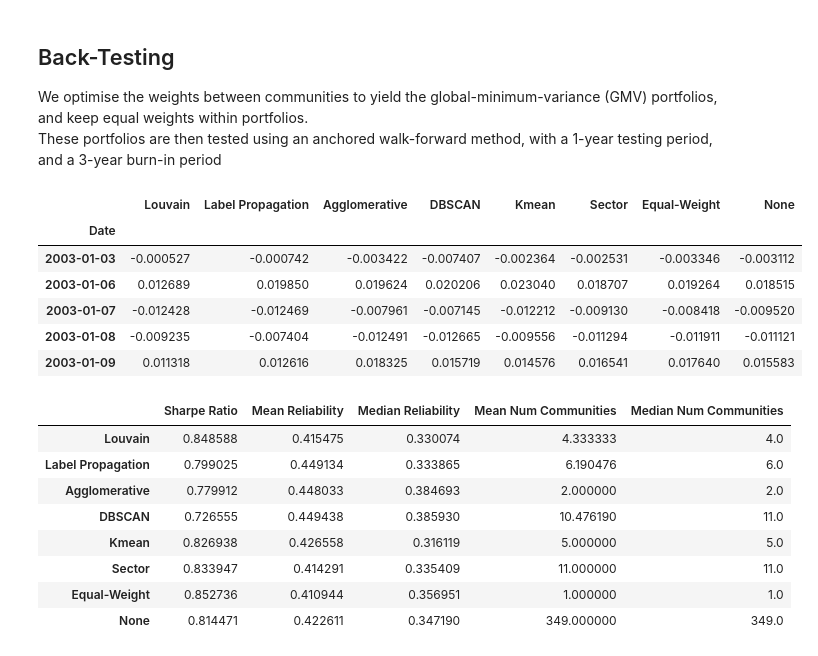
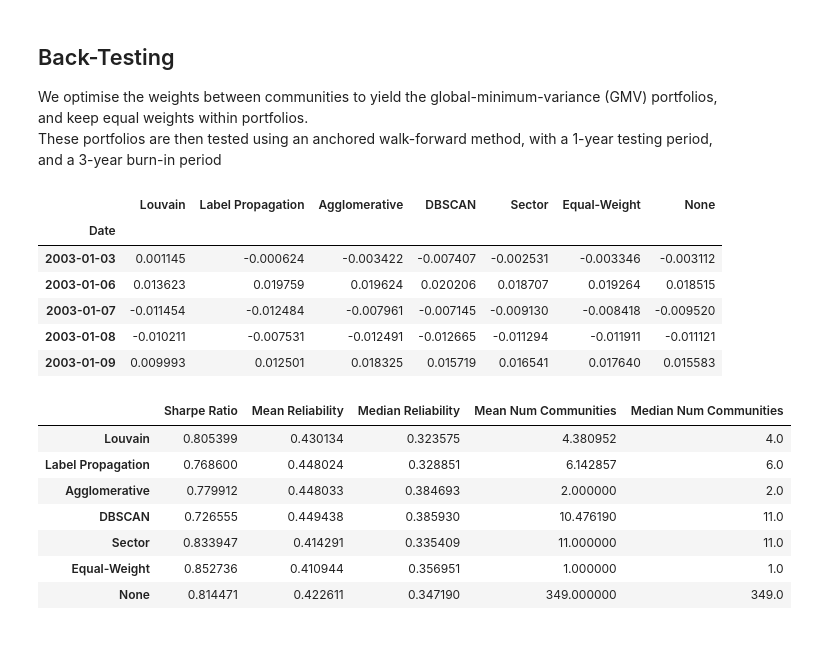
Before and after one commit to BillyLjm/Mesoscopic-Community-Portfolio-Optimisation, a Jupyter notebook: mesoscopic_community_portfolio.ipynb, the cells around one changed output. Drawn from its saved outputs; the diff is of its cells as text; code cells hidden in the pictures.

```diff
--- a/mesoscopic_community_portfolio.ipynb
+++ b/mesoscopic_community_portfolio.ipynb
@@ -120,7 +120,7 @@ plt.show()
 Applying the various algorithms to cluster the stocks together based on the mescoscopic correlation matrix
 # %%
 # find communities & plot GICS sector composition
-for algo in ('Louvain', 'Label Propagation', 'Agglomerative', 'DBSCAN', 'Kmean'):
+for algo in ('Louvain', 'Label Propagation', 'Agglomerative', 'DBSCAN'):
     # discover community
     portfolio.community_detection(algo)
     df = pd.DataFrame({'community': portfolio.communities, 'sector': portfolio.sectors})
@@ -177,41 +176,41 @@ test_dates = pd.date_range(price_data.index.min() + period_burn,
                            freq=pd.DateOffset(years=1))
 
 # anchored walk-forward
 returns = defaultdict(list)
 reliability = defaultdict(list)
 ncomm = defaultdict(list)
-for algo in ('Louvain', 'Label Propagation', 'Agglomerative', 'DBSCAN', 'Kmean', 'Sector', 'Equal-Weight', 'None'):
+for algo in ('Louvain', 'Label Propagation', 'Agglomerative', 'DBSCAN', 'Sector', 'Equal-Weight', 'None'):
     pbar = tqdm(test_dates)
     pbar.set_description(algo)
     for test_date in pbar:
         # train portfolio optimisation
         portfolio = Portfolio(price_data[:test_date], sectors, algo=algo)
         # calculate returns in test period
         ret_test = ret_data[test_date:test_date + period_test]
         wts = ret_test.columns.map(portfolio.weights)
         ret_test = ret_test @ wts
         returns[algo].append(ret_test)
         # calculate reliability (via stdev in train dataset)
         ret_train = ret_data[:test_date ]
         wts = ret_train.columns.map(portfolio.weights)
         ret_train = ret_train @ wts
         reliability[algo].append(np.abs(np.std(ret_test)/np.std(ret_train) - 1))
         # remember the number of communities
         ncomm[algo].append(len(set(portfolio.communities.values())))
     returns[algo] = pd.concat(returns[algo]) # concat pandas time-series
 
 returns = pd.DataFrame(returns)
 reliability = pd.DataFrame(reliability)
 ncomm = pd.DataFrame(ncomm)
 returns.head()
 # %% [output]
-|  | Louvain | Label Propagation | Agglomerative | DBSCAN | Kmean | Sector | Equal-Weight | None |
-| Date |  |  |  |  |  |  |  |  |
-| 2003-01-03 | -0.000527 | -0.000742 | -0.003422 | -0.007407 | -0.002364 | -0.002531 | -0.003346 | -0.003112 |
-| 2003-01-06 | 0.012689 | 0.019850 | 0.019624 | 0.020206 | 0.023040 | 0.018707 | 0.019264 | 0.018515 |
-| 2003-01-07 | -0.012428 | -0.012469 | -0.007961 | -0.007145 | -0.012212 | -0.009130 | -0.008418 | -0.009520 |
-| 2003-01-08 | -0.009235 | -0.007404 | -0.012491 | -0.012665 | -0.009556 | -0.011294 | -0.011911 | -0.011121 |
-| 2003-01-09 | 0.011318 | 0.012616 | 0.018325 | 0.015719 | 0.014576 | 0.016541 | 0.017640 | 0.015583 |
+|  | Louvain | Label Propagation | Agglomerative | DBSCAN | Sector | Equal-Weight | None |
+| Date |  |  |  |  |  |  |  |
+| 2003-01-03 | 0.001145 | -0.000624 | -0.003422 | -0.007407 | -0.002531 | -0.003346 | -0.003112 |
+| 2003-01-06 | 0.013623 | 0.019759 | 0.019624 | 0.020206 | 0.018707 | 0.019264 | 0.018515 |
+| 2003-01-07 | -0.011454 | -0.012484 | -0.007961 | -0.007145 | -0.009130 | -0.008418 | -0.009520 |
+| 2003-01-08 | -0.010211 | -0.007531 | -0.012491 | -0.012665 | -0.011294 | -0.011911 | -0.011121 |
+| 2003-01-09 | 0.009993 | 0.012501 | 0.018325 | 0.015719 | 0.016541 | 0.017640 | 0.015583 |
 # %%
 # calculate aggregate metrics
 summary = {}
@@ -221,14 +220,14 @@ summary['Median Reliability'] = reliability.median()
 summary['Mean Num Communities'] = ncomm.mean()
 summary['Median Num Communities'] = ncomm.median()
 summary = pd.DataFrame(summary)
+summary.to_csv(dir_fig + 'sumamry.csv')
 summary
 # %% [output]
 |  | Sharpe Ratio | Mean Reliability | Median Reliability | Mean Num Communities | Median Num Communities |
-| Louvain | 0.848588 | 0.415475 | 0.330074 | 4.333333 | 4.0 |
-| Label Propagation | 0.799025 | 0.449134 | 0.333865 | 6.190476 | 6.0 |
+| Louvain | 0.805399 | 0.430134 | 0.323575 | 4.380952 | 4.0 |
+| Label Propagation | 0.768600 | 0.448024 | 0.328851 | 6.142857 | 6.0 |
 | Agglomerative | 0.779912 | 0.448033 | 0.384693 | 2.000000 | 2.0 |
 | DBSCAN | 0.726555 | 0.449438 | 0.385930 | 10.476190 | 11.0 |
-| Kmean | 0.826938 | 0.426558 | 0.316119 | 5.000000 | 5.0 |
 | Sector | 0.833947 | 0.414291 | 0.335409 | 11.000000 | 11.0 |
 | Equal-Weight | 0.852736 | 0.410944 | 0.356951 | 1.000000 | 1.0 |
 | None | 0.814471 | 0.422611 | 0.347190 | 349.000000 | 349.0 |
```
Also changed, not shown: parts of 3 cells of this notebook, 9 other files.
